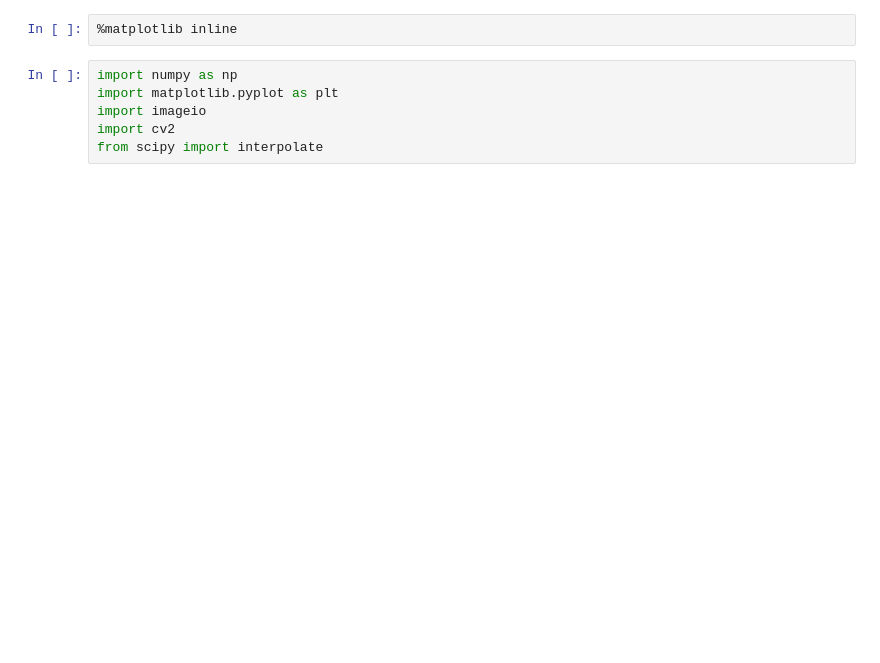
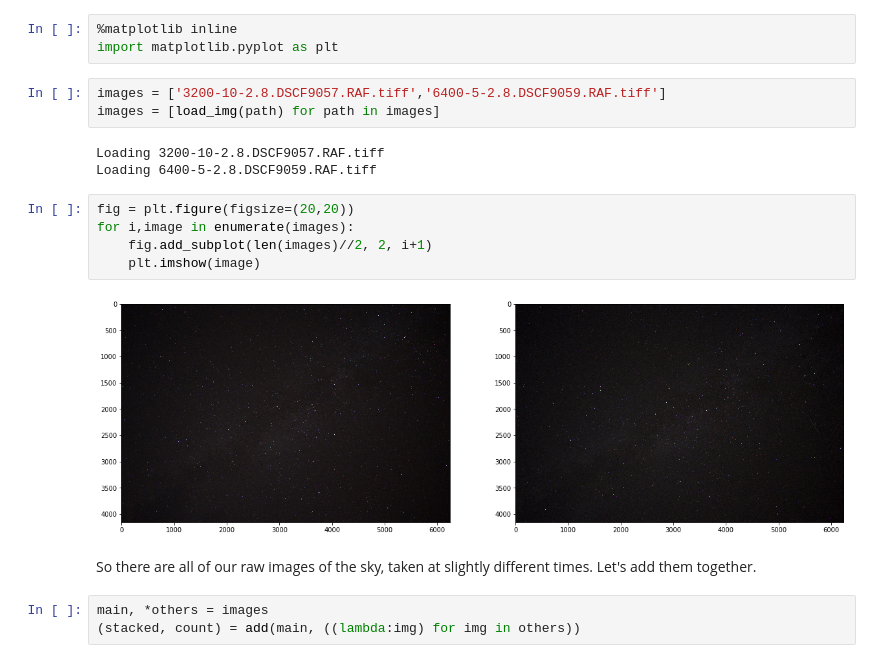
Before and after one commit to wyager/astro, a Jupyter notebook: Sensor Noise.ipynb, the cells around one changed output. Cells and saved outputs as stored; diff of their text form; blank space fills up the shorter version.

```diff
--- a/Sensor Noise.ipynb
+++ b/Sensor Noise.ipynb
@@ -1,8 +108,21 @@
 # %%
 %matplotlib inline
+import matplotlib.pyplot as plt
-# %%
-import numpy as np
-import matplotlib.pyplot as plt
-import imageio
-import cv2
-from scipy import interpolate
+# %%
+images = ['3200-10-2.8.DSCF9057.RAF.tiff','6400-5-2.8.DSCF9059.RAF.tiff']
+images = [load_img(path) for path in images]
+# %% [output]
+Loading 3200-10-2.8.DSCF9057.RAF.tiff
+Loading 6400-5-2.8.DSCF9059.RAF.tiff
+# %%
+fig = plt.figure(figsize=(20,20))
+for i,image in enumerate(images):
+    fig.add_subplot(len(images)//2, 2, i+1)
+    plt.imshow(image)
+# %% [output]
+[figure, added]
+# %% [markdown]
+So there are all of our raw images of the sky, taken at slightly different times. Let's add them together.
+# %%
+main, *others = images
+(stacked, count) = add(main, ((lambda:img) for img in others))
```
Also changed, not shown: parts of 24 cells of this notebook, 2 other files.
